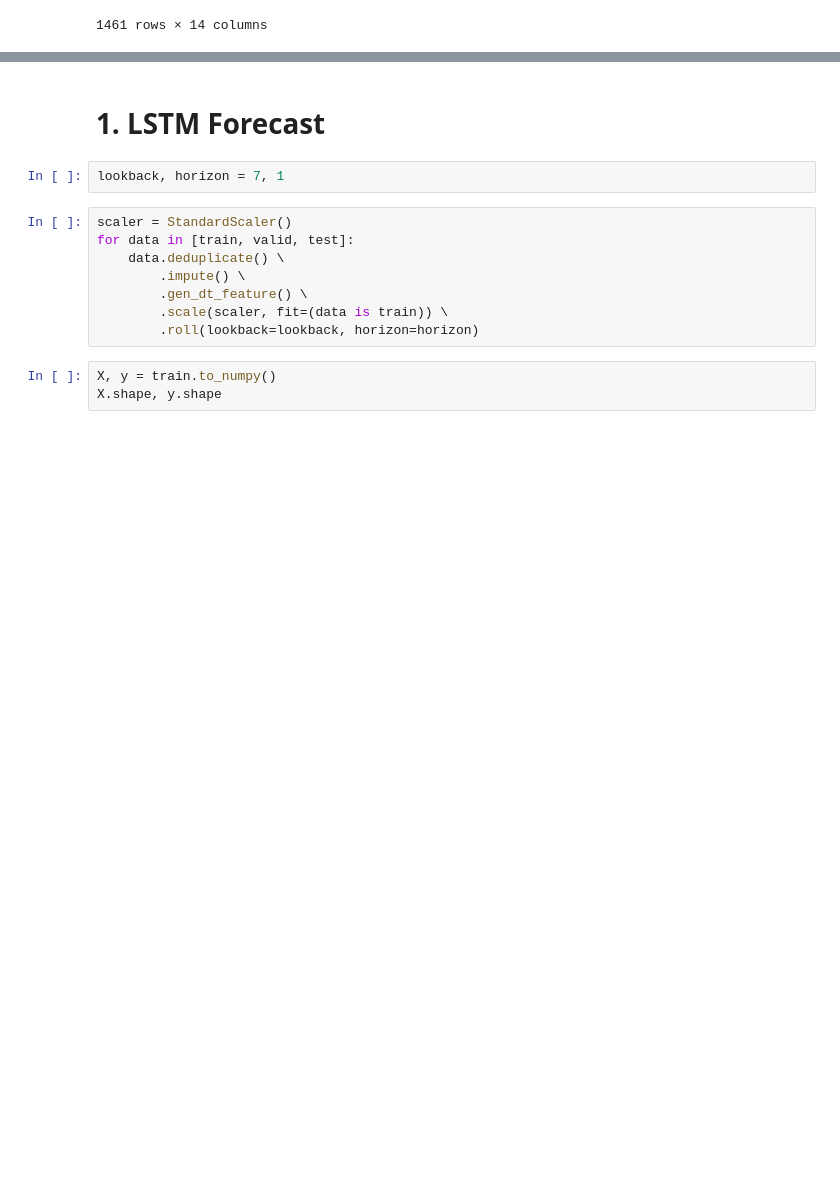
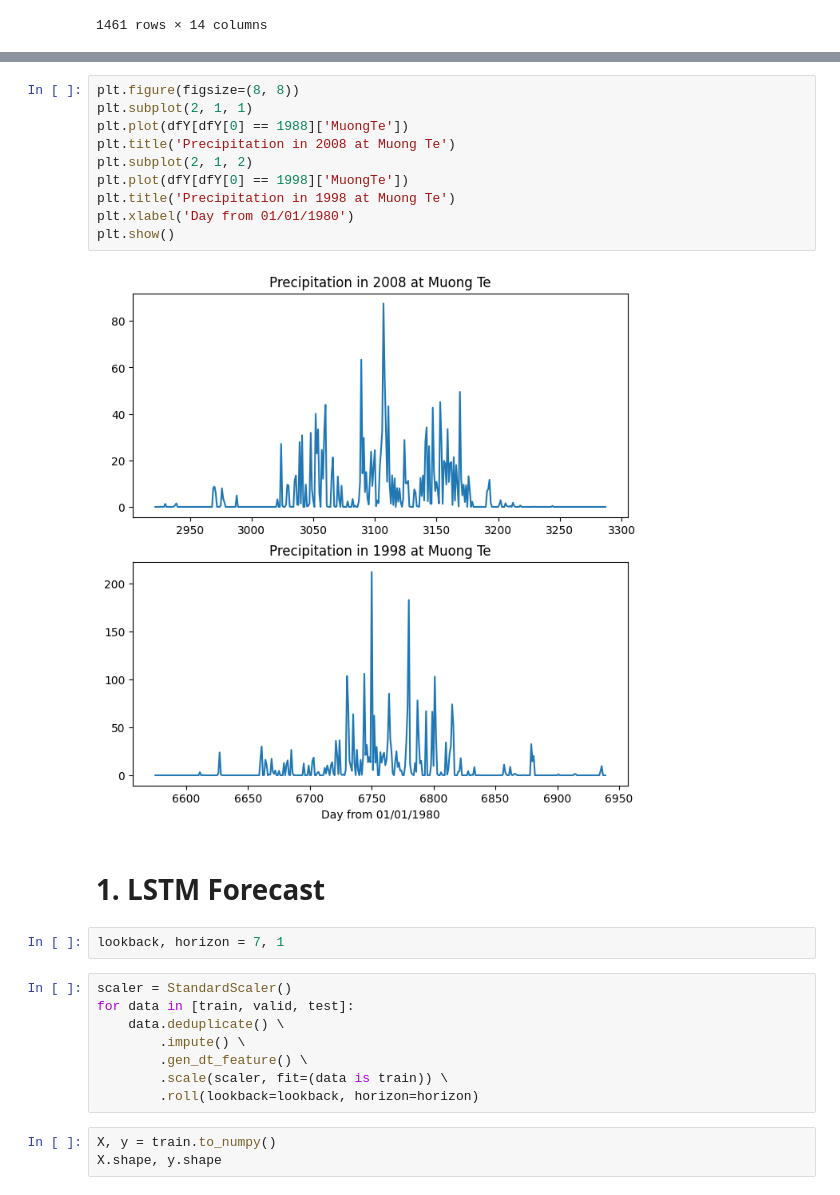
Before and after one commit to phuonglh/vlp, a Jupyter notebook: s2s/src/main/python/precipitation-RNN.ipynb, the cells around one changed output, grey strips where cells are left out. Drawn from its saved outputs; the diff is of its cells as text; blank space fills up the shorter version.

```diff
--- a/s2s/src/main/python/precipitation-RNN.ipynb
+++ b/s2s/src/main/python/precipitation-RNN.ipynb
@@ -107,3 +116,15 @@ valid.df
+# %%
+plt.figure(figsize=(8, 8))
+plt.subplot(2, 1, 1)
+plt.plot(dfY[dfY[0] == 1988]['MuongTe'])
+plt.title('Precipitation in 2008 at Muong Te')
+plt.subplot(2, 1, 2)
+plt.plot(dfY[dfY[0] == 1998]['MuongTe'])
+plt.title('Precipitation in 1998 at Muong Te')
+plt.xlabel('Day from 01/01/1980')
+plt.show()
+# %% [output]
+[figure, added]
 # %% [markdown]
 # 1. LSTM Forecast
 # %%
```
Also changed, not shown: parts of 3 cells of this notebook, 3 other files.
